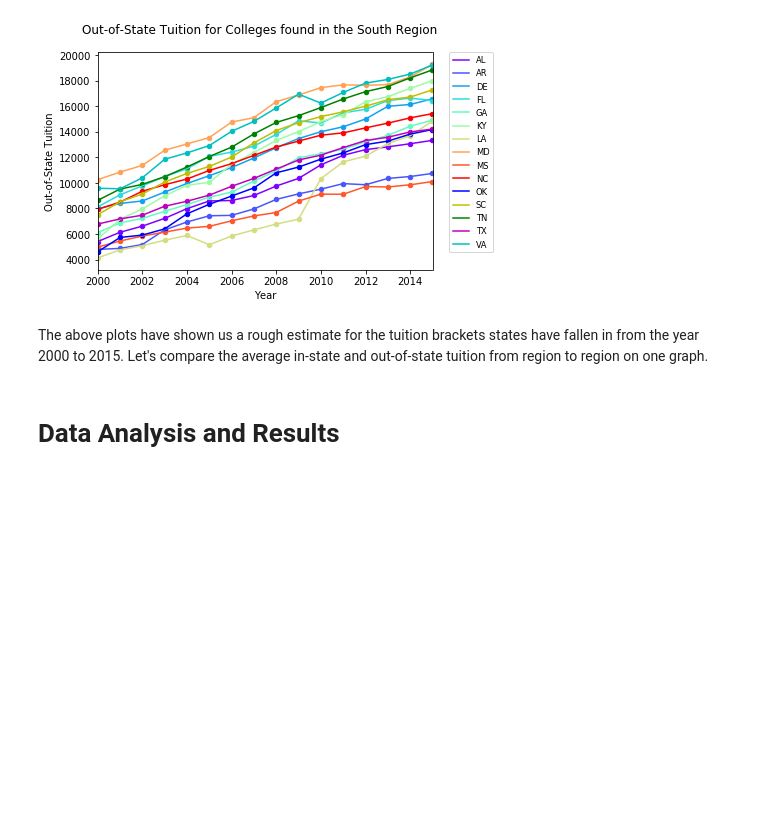
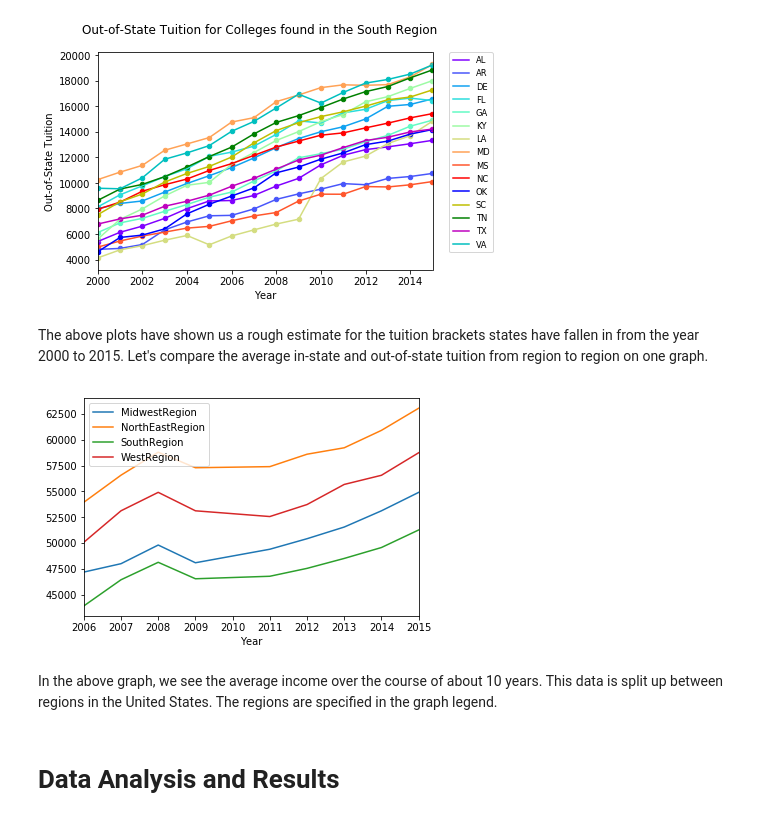
Before and after one commit to martinezedwin893/FinalProjectCogs108, a Jupyter notebook: FinalProject.ipynb, the cells around one changed output. Drawn from its saved outputs; the diff is of its cells as text; code cells hidden in the pictures; blank space fills up the shorter version.

Commit message:
bar graph bug

```diff
--- a/FinalProject.ipynb
+++ b/FinalProject.ipynb
@@ -339,5 +374,21 @@ plt.show()
 [figure]
 # %% [markdown]
 The above plots have shown us a rough estimate for the tuition brackets states have fallen in from the year 2000 to 2015. Let's compare the average in-state and out-of-state tuition from region to region on one graph.
+# %%
+
+
+average_income_per_region = pd.DataFrame({"Year":df_final_new.index.tolist(),"WestRegion":df_final_new.WestRegion.tolist(),
+                                         "NorthEastRegion":df_final_new.NorthEastRegion.tolist(), "MidwestRegion":df_final_new.MidwestRegion.tolist(),
+                                         "SouthRegion":df_final_new.SouthRegion.tolist()})
+
+average_income_per_region = average_income_per_region.astype(float)
+
+#rearrange to make the data look clearer
+average_income_per_region.plot(x="Year")
+plt.show()
+# %% [output]
+[figure, added]
+# %% [markdown]
+In the above graph, we see the average income over the course of about 10 years. This data is split up between regions in the United States. The regions are specified in the graph legend.
 # %% [markdown]
 # Data Analysis and Results
```
Also changed, not shown: parts of 5 cells of this notebook.
